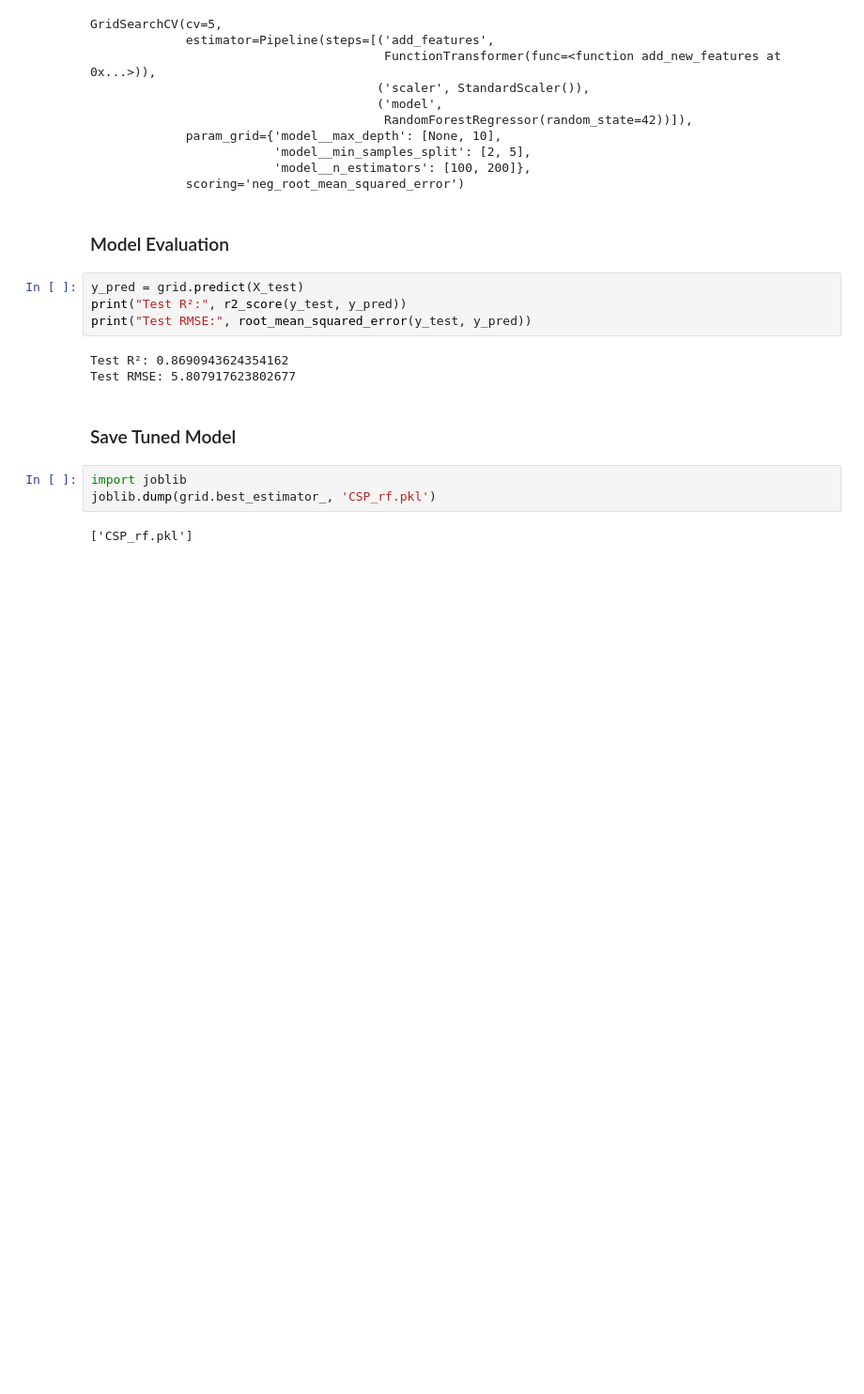
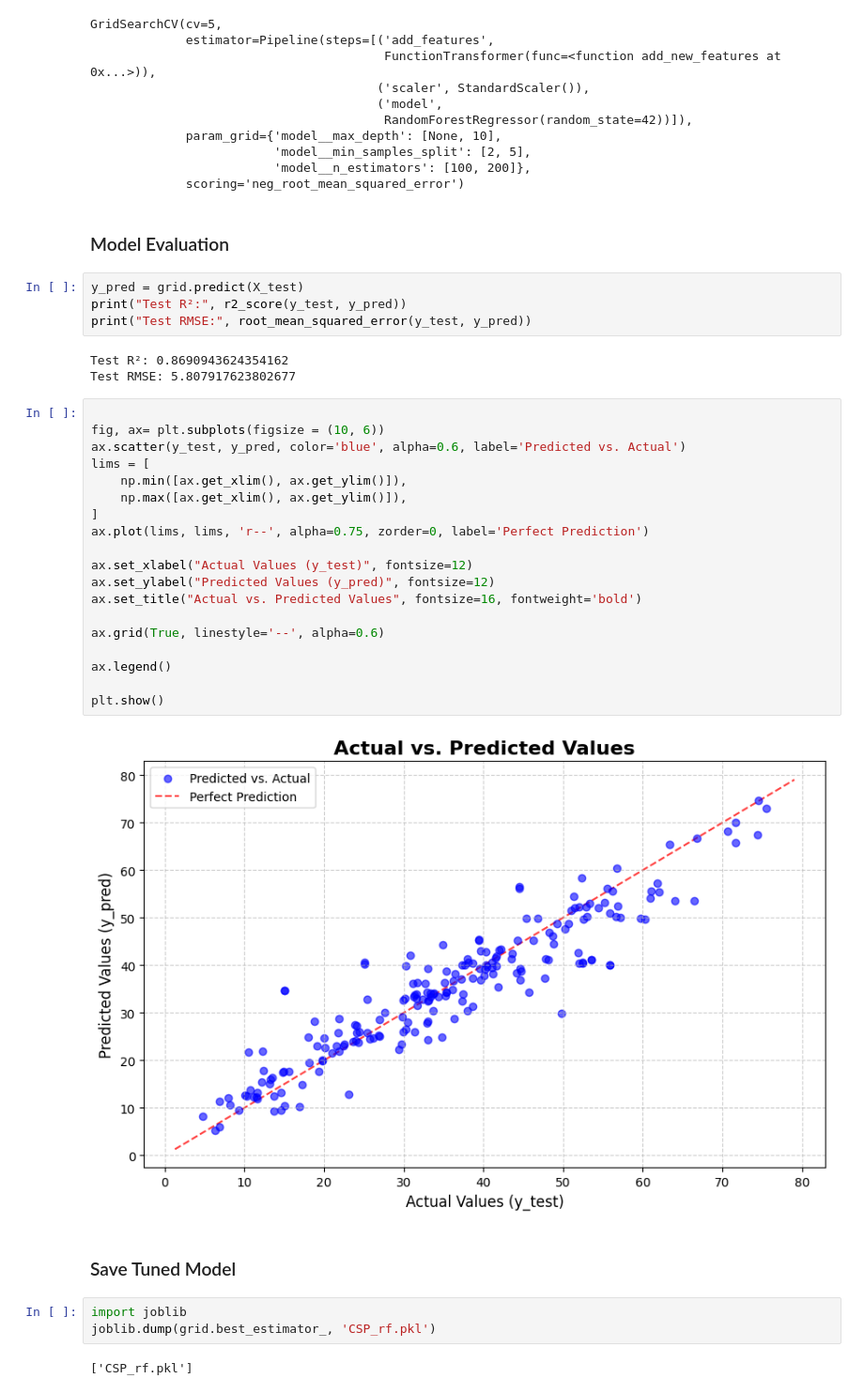
Before and after one commit to kkkissiedu/CONCRETE-STRENGTH-PREDICTION-RANDOMFOREST-MODEL, a Jupyter notebook: Concrete Strength Prediction Model.ipynb, the cells around one changed output. Shown at 94% size. Cells and saved outputs as stored; diff of their text form; blank space fills up the shorter version.

```diff
--- a/Concrete Strength Prediction Model.ipynb
+++ b/Concrete Strength Prediction Model.ipynb
@@ -282,6 +293,27 @@ print("Test RMSE:", root_mean_squared_error(y_test, y_pred))
 # %% [output]
 Test R²: 0.8690943624354162
 Test RMSE: 5.807917623802677
+# %%
+
+fig, ax= plt.subplots(figsize = (10, 6))
+ax.scatter(y_test, y_pred, color='blue', alpha=0.6, label='Predicted vs. Actual')
+lims = [
+    np.min([ax.get_xlim(), ax.get_ylim()]),
+    np.max([ax.get_xlim(), ax.get_ylim()]),
+]
+ax.plot(lims, lims, 'r--', alpha=0.75, zorder=0, label='Perfect Prediction')
+
+ax.set_xlabel("Actual Values (y_test)", fontsize=12)
+ax.set_ylabel("Predicted Values (y_pred)", fontsize=12)
+ax.set_title("Actual vs. Predicted Values", fontsize=16, fontweight='bold')
+
+ax.grid(True, linestyle='--', alpha=0.6)
+
+ax.legend()
+
+plt.show()
+# %% [output]
+[figure, added]
 # %% [markdown]
 ### Save Tuned Model
 # %%
```
Also changed, not shown: parts of 7 cells of this notebook.
